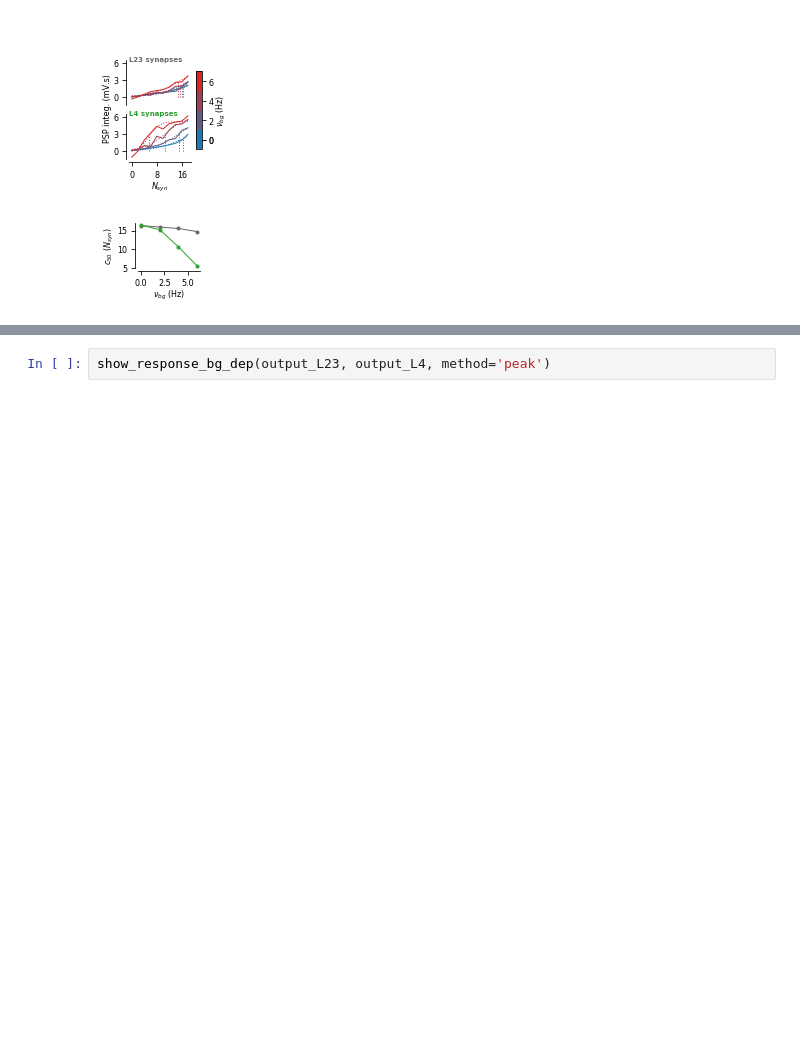
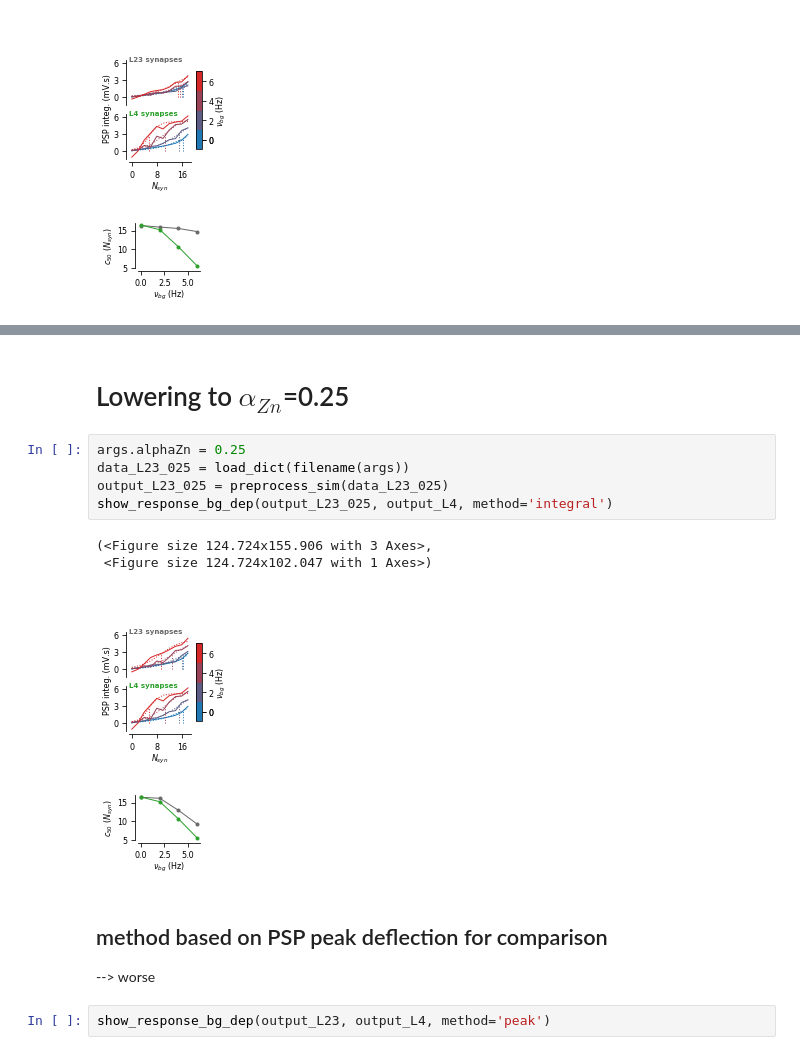
Before and after one commit to yzerlaut/zinc-NMDA-modulation, a Jupyter notebook: Sensitivity_to_Background_Modulation.ipynb, the cells around one changed output, grey strips where cells are left out. Drawn from its saved outputs; the diff is of its cells as text; blank space fills up the shorter version.

```diff
--- a/Sensitivity_to_Background_Modulation.ipynb
+++ b/Sensitivity_to_Background_Modulation.ipynb
@@ -268,3 +280,18 @@ show_response_bg_dep(output_L23, output_L4, method='integral')
+# %% [markdown]
+# Lowering to $\alpha_{Zn}$=0.25
+# %%
+args.alphaZn = 0.25
+data_L23_025 = load_dict(filename(args))
+output_L23_025 = preprocess_sim(data_L23_025)
+show_response_bg_dep(output_L23_025, output_L4, method='integral')
+# %% [output]
+(<Figure size 124.724x155.906 with 3 Axes>,
+ <Figure size 124.724x102.047 with 1 Axes>)
+[figure, added]
+[figure, added]
+# %% [markdown]
+## method based on PSP peak deflection for comparison
+--> worse
 # %%
 show_response_bg_dep(output_L23, output_L4, method='peak')
 # %% [output]
```
Also changed, not shown: parts of 5 cells of this notebook.
